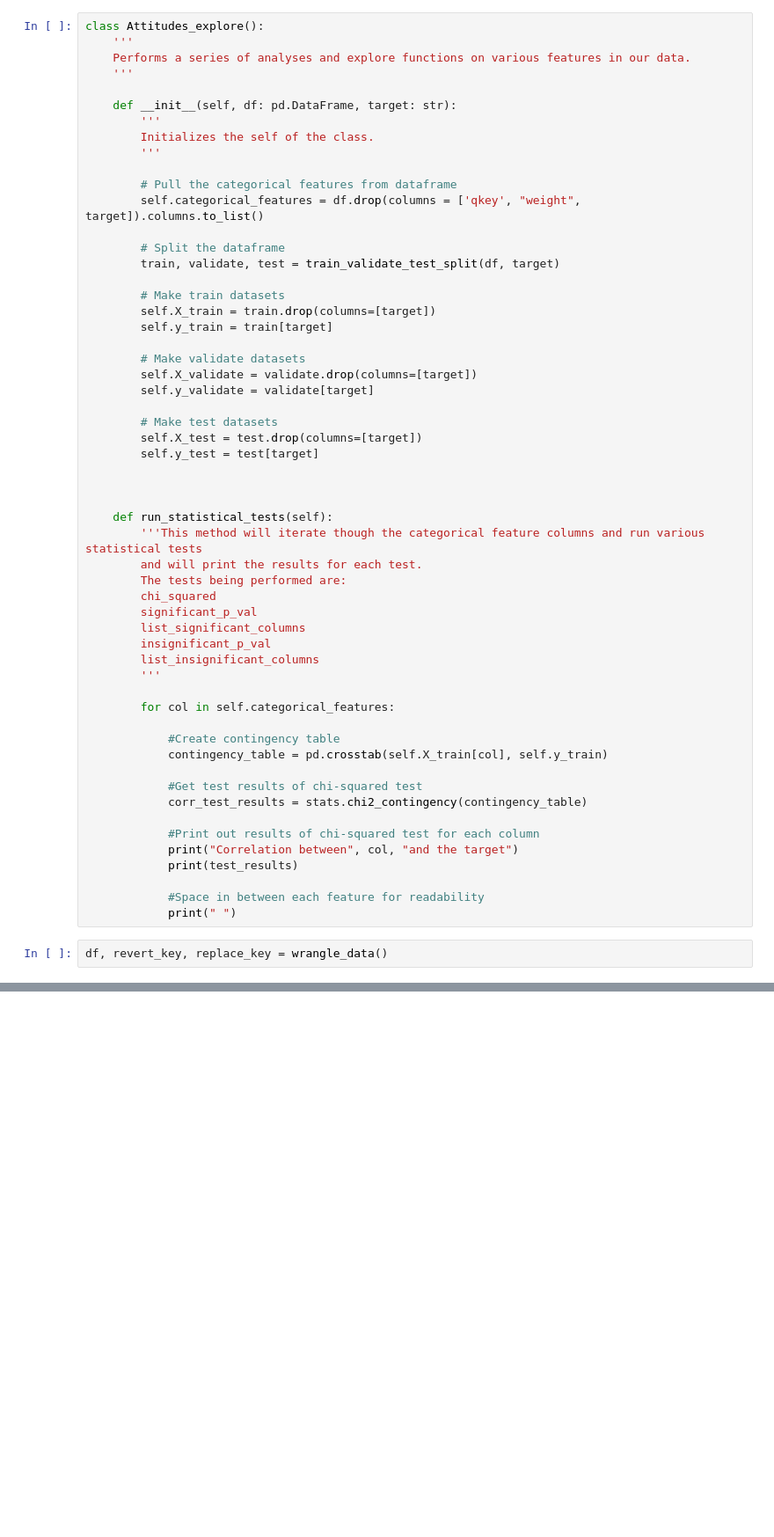
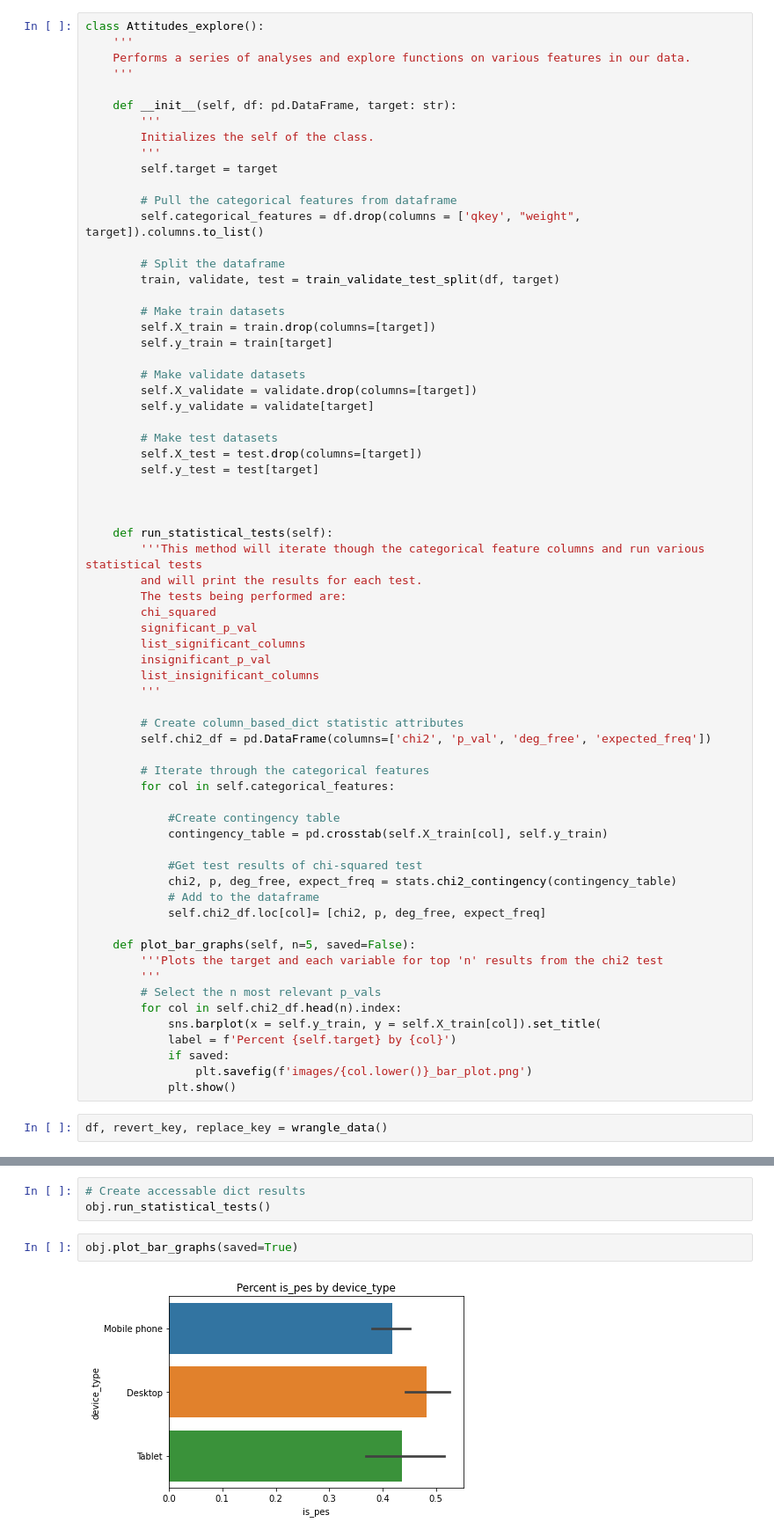
Before and after one commit to american-perspectives-capstone/american-attitudes, a Jupyter notebook: rough_notebooks/charles_explore.ipynb, the cells around one changed output, grey strips where cells are left out. Shown at 88% size. Drawn from its saved outputs; the diff is of its cells as text; blank space fills up the shorter version.

Commit message:
finished progress on charles_explore and the images roughdraft

```diff
--- a/rough_notebooks/charles_explore.ipynb
+++ b/rough_notebooks/charles_explore.ipynb
@@ -11,6 +23,7 @@ class Attitudes_explore():
         '''
         Initializes the self of the class.
         '''
+        self.target = target
 
         # Pull the categorical features from dataframe
         self.categorical_features = df.drop(columns = ['qkey', "weight", target]).columns.to_list()
@@ -43,20 +56,30 @@ class Attitudes_explore():
         list_insignificant_columns
         '''
 
+        # Create column_based_dict statistic attributes
+        self.chi2_df = pd.DataFrame(columns=['chi2', 'p_val', 'deg_free', 'expected_freq'])
+
+        # Iterate through the categorical features
         for col in self.categorical_features:
 
             #Create contingency table
             contingency_table = pd.crosstab(self.X_train[col], self.y_train)
 
             #Get test results of chi-squared test
-            corr_test_results = stats.chi2_contingency(contingency_table)
+            chi2, p, deg_free, expect_freq = stats.chi2_contingency(contingency_table)
+            # Add to the dataframe
+            self.chi2_df.loc[col]= [chi2, p, deg_free, expect_freq]
 
-            #Print out results of chi-squared test for each column
-            print("Correlation between", col, "and the target")
-            print(test_results)
-
-            #Space in between each feature for readability
-            print(" ")
+    def plot_bar_graphs(self, n=5, saved=False):
+        '''Plots the target and each variable for top 'n' results from the chi2 test
+        '''
+        # Select the n most relevant p_vals
+        for col in self.chi2_df.head(n).index:
+            sns.barplot(x = self.y_train, y = self.X_train[col]).set_title(
+            label = f'Percent {self.target} by {col}')
+            if saved:
+                plt.savefig(f'images/{col.lower()}_bar_plot.png')
+            plt.show()
 # %%
 df, revert_key, replace_key = wrangle_data()
 # %%
@@ -81,0 +93,7 @@ Name: is_pes, Length: 1408, dtype: int64
+# %%
+# Create accessable dict results
+obj.run_statistical_tests()
+# %%
+obj.plot_bar_graphs(saved=True)
+# %% [output]
+[figure, added]
```
Also changed, not shown: parts of 5 cells of this notebook, 6 other files.
